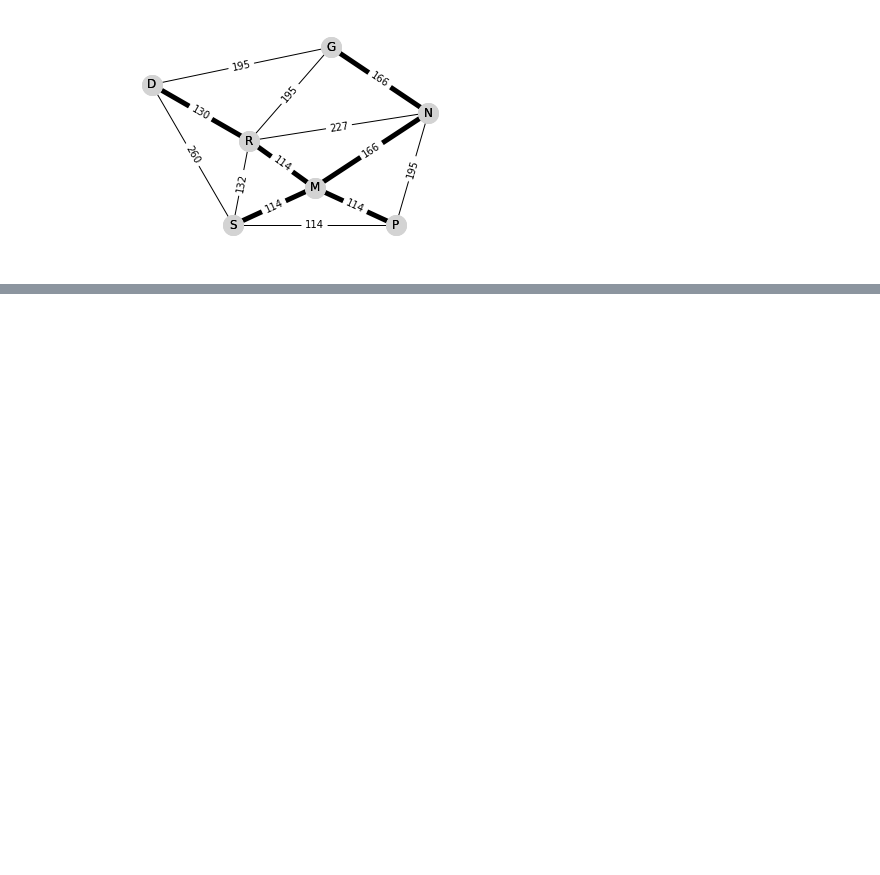
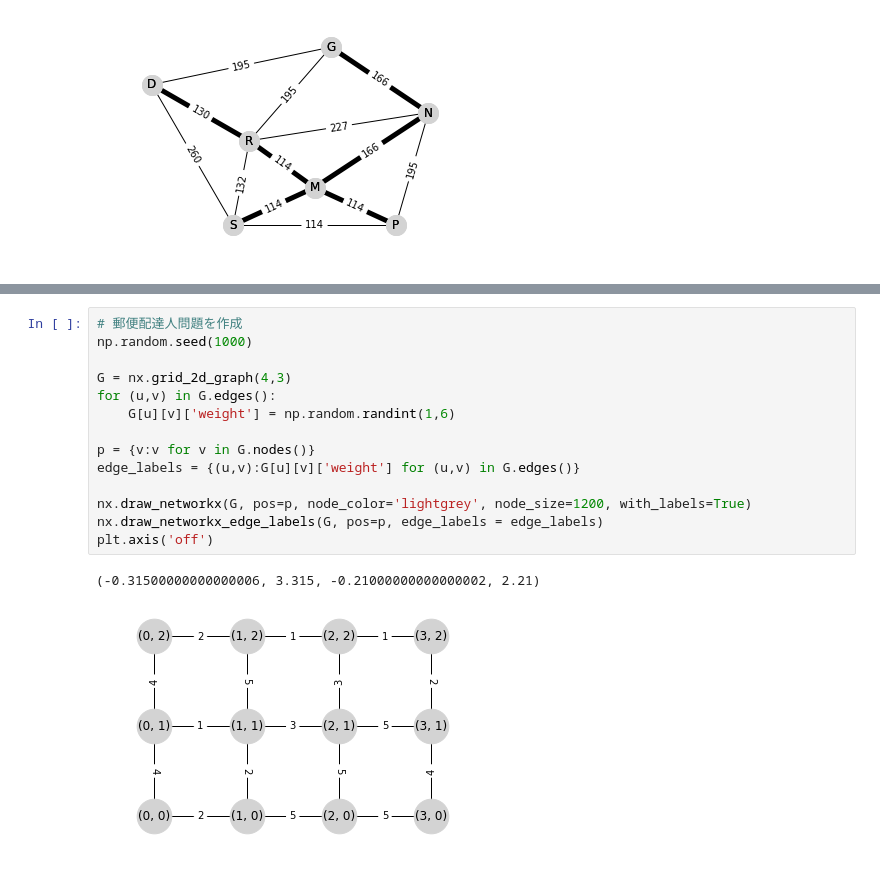
Before and after one commit to tetra00/python_numerical_optimization, a Jupyter notebook: Section4_GraphOptimiztion.ipynb, the cells around one changed output, grey strips where cells are left out. Drawn from its saved outputs; the diff is of its cells as text; blank space fills up the shorter version.

```diff
--- a/Section4_GraphOptimiztion.ipynb
+++ b/Section4_GraphOptimiztion.ipynb
@@ -434,0 +253,17 @@ KeyboardInterrupt:
+# %%
+# 郵便配達人問題を作成
+np.random.seed(1000)
+
+G = nx.grid_2d_graph(4,3)
+for (u,v) in G.edges():
+    G[u][v]['weight'] = np.random.randint(1,6)
+
+p = {v:v for v in G.nodes()}
+edge_labels = {(u,v):G[u][v]['weight'] for (u,v) in G.edges()}
+
+nx.draw_networkx(G, pos=p, node_color='lightgrey', node_size=1200, with_labels=True)
+nx.draw_networkx_edge_labels(G, pos=p, edge_labels = edge_labels)
+plt.axis('off')
+# %% [output]
+(-0.31500000000000006, 3.315, -0.21000000000000002, 2.21)
+[figure, added]
```
Also changed, not shown: parts of 32 cells of this notebook.
